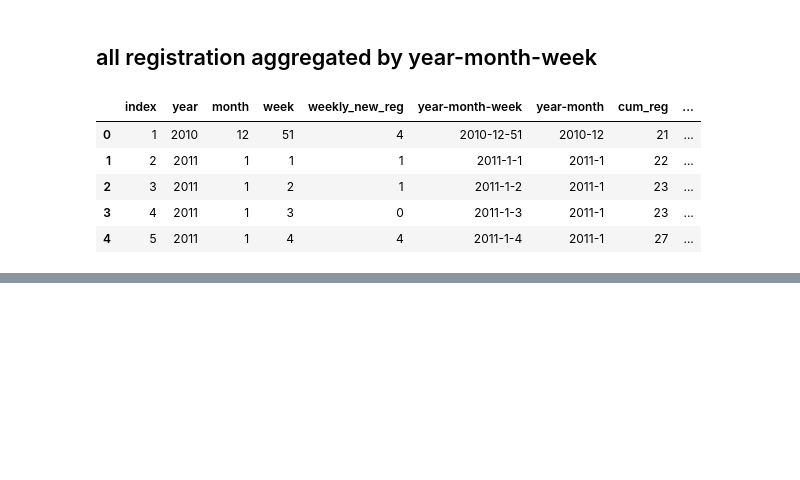
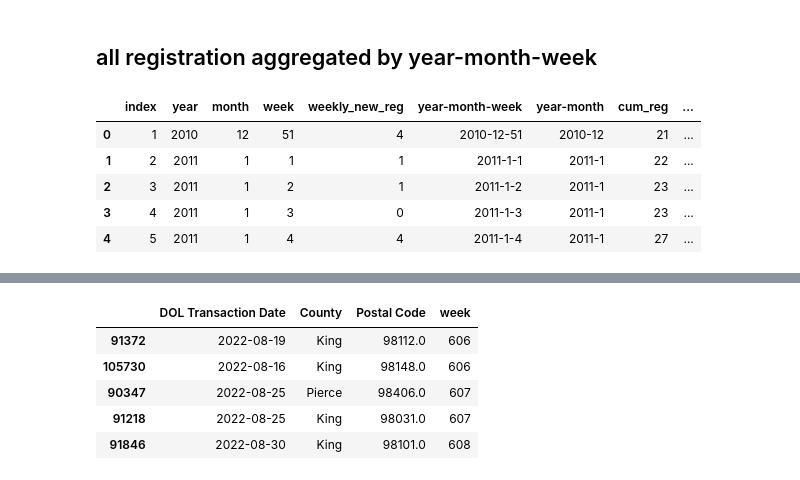
Before and after one commit to RichZhou1999/CE263-EV-Adoption-Diffusion-Model-, a Jupyter notebook: Notebooks/wa_cum_adopt_plot.ipynb, the cells around one changed output, grey strips where cells are left out. Cells and saved outputs as stored; diff of their text form; code cells hidden in the pictures; blank space fills up the shorter version.

```diff
--- a/Notebooks/wa_cum_adopt_plot.ipynb
+++ b/Notebooks/wa_cum_adopt_plot.ipynb
@@ -169,0 +228,13 @@ plt.show()
+# %%
+wa_reg_sample = wa_reg.sample(454)
+wa_reg_sample = wa_reg_sample[['DOL Transaction Date', 'County', 'Postal Code']]
+wa_reg_sample['week'] = wa_reg_sample['DOL Transaction Date'].apply(lambda date: int((pd.to_datetime(date) - pd.to_datetime('2011/01/01')) / np.timedelta64(1, 'W')))
+# %%
+wa_reg_sample.sort_values('week').tail()
+# %% [output]
+|  | DOL Transaction Date | County | Postal Code | week |
+| 91372 | 2022-08-19 | King | 98112.0 | 606 |
+| 105730 | 2022-08-16 | King | 98148.0 | 606 |
+| 90347 | 2022-08-25 | Pierce | 98406.0 | 607 |
+| 91218 | 2022-08-25 | King | 98031.0 | 607 |
+| 91846 | 2022-08-30 | King | 98101.0 | 608 |
```
Also changed, not shown: parts of 11 cells of this notebook, 24 other files.
